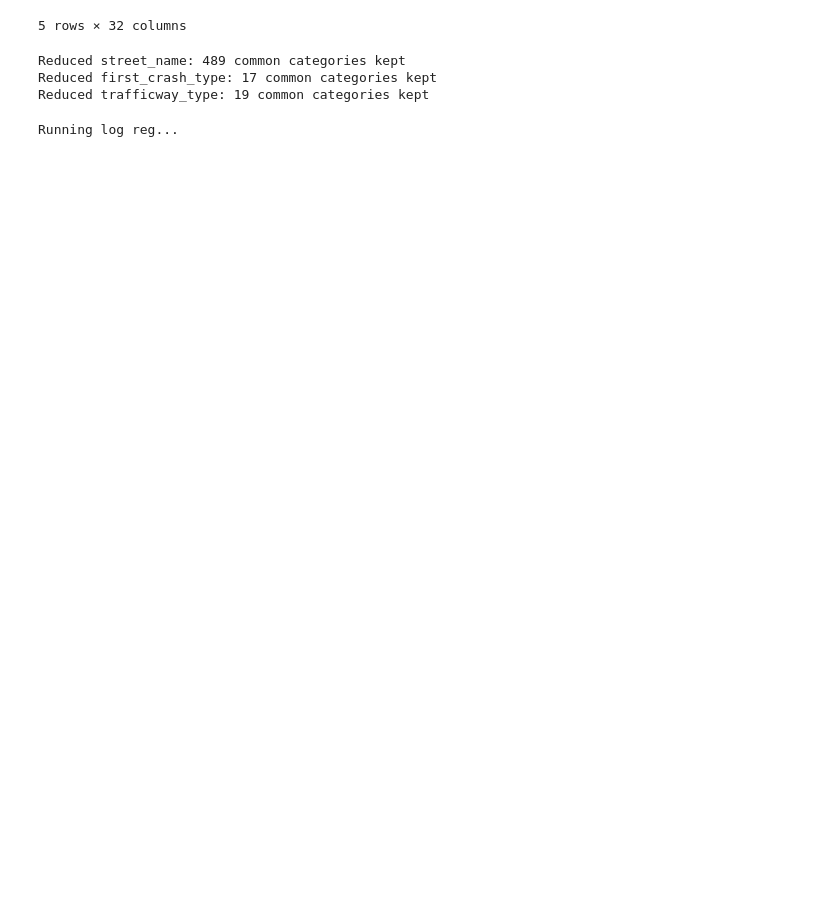
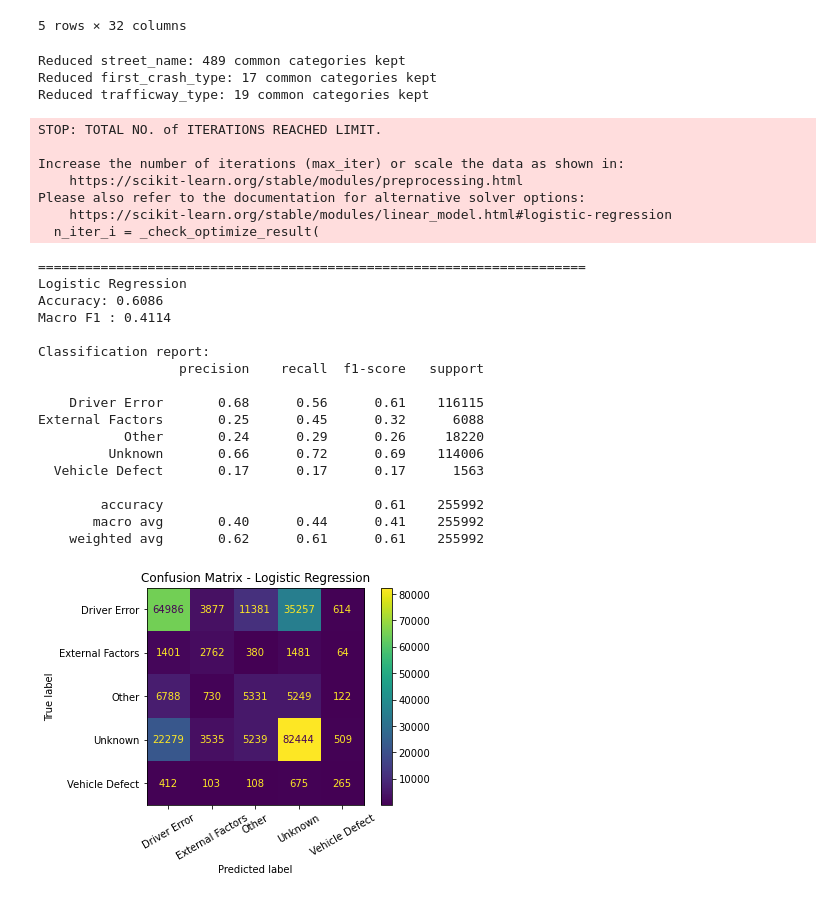
Before and after one commit to hellenmureithi/Phase_4_project, a Jupyter notebook: Notebooks/dan.ipynb, the cells around one changed output. Saved outputs shown, nothing was run; the diff lists cells and outputs as text; code cells hidden in the pictures; blank space fills up the shorter version.

```diff
--- a/Notebooks/dan.ipynb
+++ b/Notebooks/dan.ipynb
@@ -258,17 +285,34 @@ def evaluate(name, pipe):
     plt.show()
 
     return {"Model": name, "Accuracy": acc, "Macro_F1": macro_f1}
-# %%
-results = []
-
-print("Running log reg...\n")
-
-logreg_res = evaluate("Logistic Regression (balanced)", logreg_pipe)
-#results.append(evaluate("Decision Tree (max_depth=5)", tree_pipe))
-# results.append(evaluate("Random Forest (50 trees, balanced)", rf_pipe))
-
-
-results_df = pd.DataFrame(results).sort_values("Macro_F1", ascending=False)
-results_df
-# %% [output]
-Running log reg...
+# %%
+# Evaluate logistic regression model and store results
+results = []
+result_logreg = evaluate("Logistic Regression", logreg_pipe)
+results.append(result_logreg)
+# %% [output]
+STOP: TOTAL NO. of ITERATIONS REACHED LIMIT.
+
+Increase the number of iterations (max_iter) or scale the data as shown in:
+    https://scikit-learn.org/stable/modules/preprocessing.html
+Please also refer to the documentation for alternative solver options:
+    https://scikit-learn.org/stable/modules/linear_model.html#logistic-regression
+  n_iter_i = _check_optimize_result(
+======================================================================
+Logistic Regression
+Accuracy: 0.6086
+Macro F1 : 0.4114
+
+Classification report:
+                  precision    recall  f1-score   support
+
+    Driver Error       0.68      0.56      0.61    116115
+External Factors       0.25      0.45      0.32      6088
+           Other       0.24      0.29      0.26     18220
+         Unknown       0.66      0.72      0.69    114006
+  Vehicle Defect       0.17      0.17      0.17      1563
+
+        accuracy                           0.61    255992
+       macro avg       0.40      0.44      0.41    255992
+    weighted avg       0.62      0.61      0.61    255992
+[figure, added]
```
Also changed, not shown: parts of 4 cells of this notebook.
